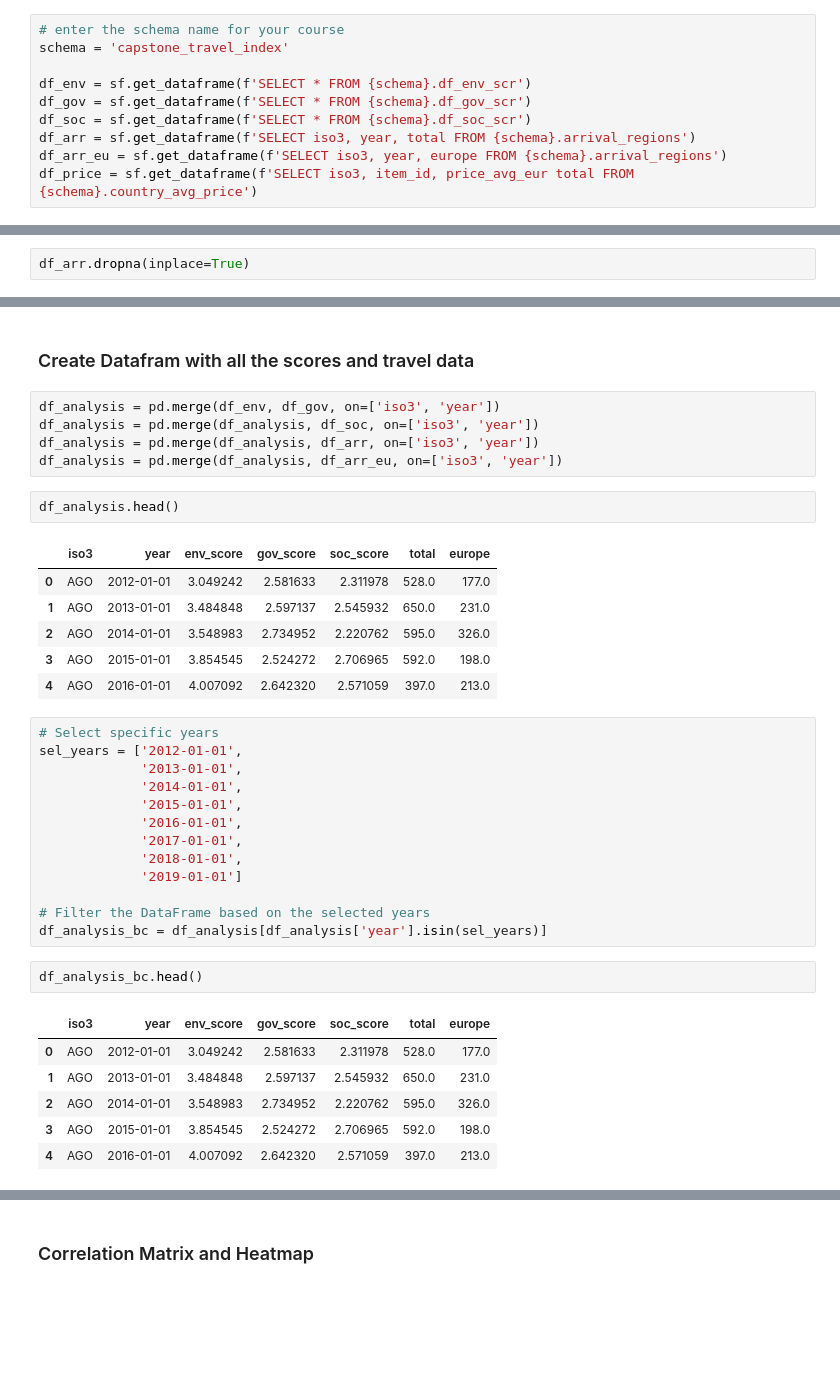
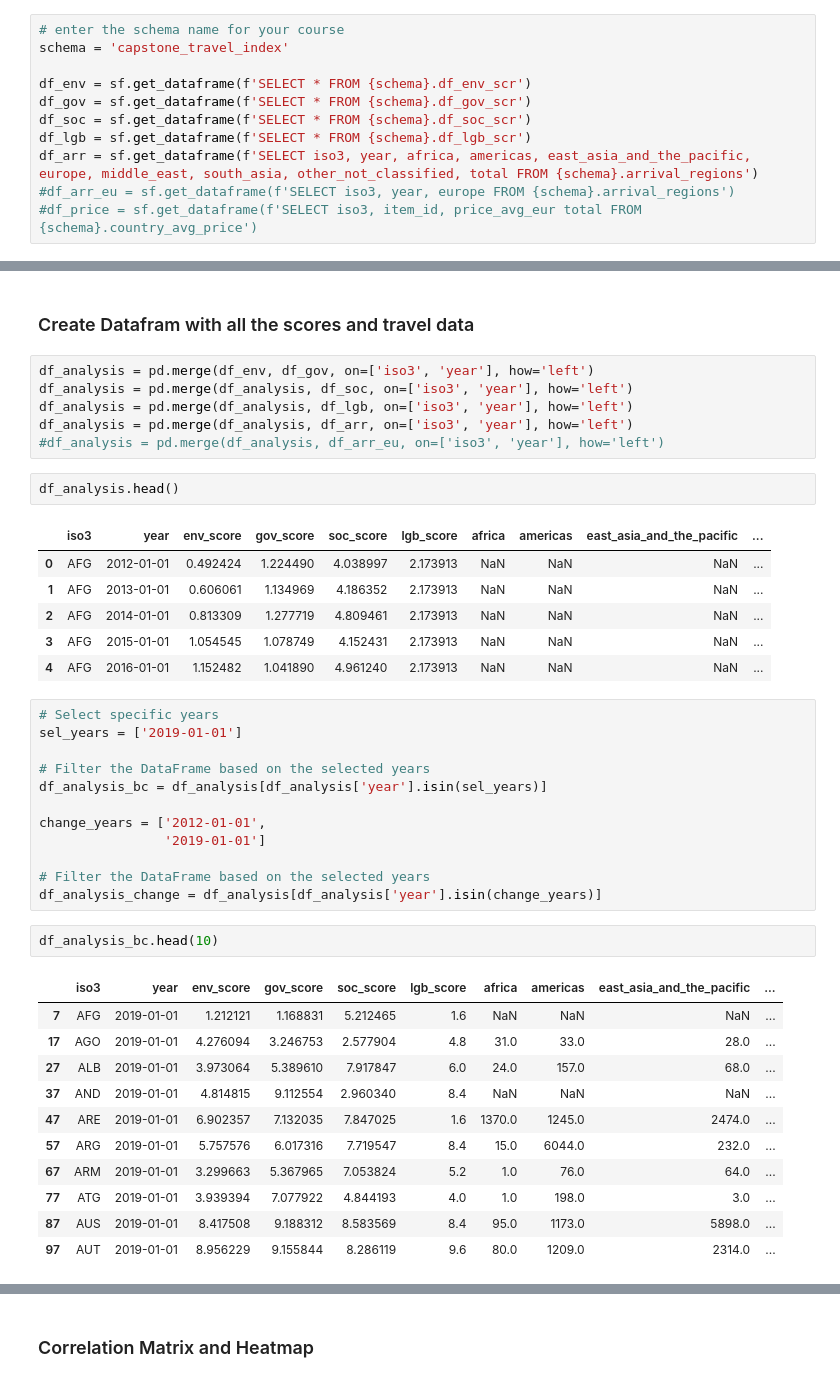
Before and after one commit to capstone-travel-index/better_travel_index, a Jupyter notebook: travel_analysis.ipynb, the cells around one changed output, grey strips where cells are left out. Cells and saved outputs as stored; diff of their text form; blank space fills up the shorter version.

```diff
--- a/travel_analysis.ipynb
+++ b/travel_analysis.ipynb
@@ -25,9 +25,10 @@ schema = 'capstone_travel_index'
 df_env = sf.get_dataframe(f'SELECT * FROM {schema}.df_env_scr')
 df_gov = sf.get_dataframe(f'SELECT * FROM {schema}.df_gov_scr')
 df_soc = sf.get_dataframe(f'SELECT * FROM {schema}.df_soc_scr')
-df_arr = sf.get_dataframe(f'SELECT iso3, year, total FROM {schema}.arrival_regions')
-df_arr_eu = sf.get_dataframe(f'SELECT iso3, year, europe FROM {schema}.arrival_regions')
-df_price = sf.get_dataframe(f'SELECT iso3, item_id, price_avg_eur total FROM {schema}.country_avg_price')
+df_lgb = sf.get_dataframe(f'SELECT * FROM {schema}.df_lgb_scr')
+df_arr = sf.get_dataframe(f'SELECT iso3, year, africa, americas, east_asia_and_the_pacific, europe, middle_east, south_asia, other_not_classified, total FROM {schema}.arrival_regions')
+#df_arr_eu = sf.get_dataframe(f'SELECT iso3, year, europe FROM {schema}.arrival_regions')
+#df_price = sf.get_dataframe(f'SELECT iso3, item_id, price_avg_eur total FROM {schema}.country_avg_price')
 # %%
 print(df_env.info())
 print(df_gov.info())
@@ -55,3 +56 @@ memory usage: 46.8+ KB
 None
-# %%
-df_arr.dropna(inplace=True)
@@ -84,38 +81,43 @@ print(df_arr_eu.head())
 # %% [markdown]
 ### Create Datafram with all the scores and travel data
 # %%
-df_analysis = pd.merge(df_env, df_gov, on=['iso3', 'year'])
-df_analysis = pd.merge(df_analysis, df_soc, on=['iso3', 'year'])
-df_analysis = pd.merge(df_analysis, df_arr, on=['iso3', 'year'])
-df_analysis = pd.merge(df_analysis, df_arr_eu, on=['iso3', 'year'])
+df_analysis = pd.merge(df_env, df_gov, on=['iso3', 'year'], how='left')
+df_analysis = pd.merge(df_analysis, df_soc, on=['iso3', 'year'], how='left')
+df_analysis = pd.merge(df_analysis, df_lgb, on=['iso3', 'year'], how='left')
+df_analysis = pd.merge(df_analysis, df_arr, on=['iso3', 'year'], how='left')
+#df_analysis = pd.merge(df_analysis, df_arr_eu, on=['iso3', 'year'], how='left')
 # %%
 df_analysis.head()
 # %% [output]
-|  | iso3 | year | env_score | gov_score | soc_score | total | europe |
-| 0 | AGO | 2012-01-01 | 3.049242 | 2.581633 | 2.311978 | 528.0 | 177.0 |
-| 1 | AGO | 2013-01-01 | 3.484848 | 2.597137 | 2.545932 | 650.0 | 231.0 |
-| 2 | AGO | 2014-01-01 | 3.548983 | 2.734952 | 2.220762 | 595.0 | 326.0 |
-| 3 | AGO | 2015-01-01 | 3.854545 | 2.524272 | 2.706965 | 592.0 | 198.0 |
-| 4 | AGO | 2016-01-01 | 4.007092 | 2.642320 | 2.571059 | 397.0 | 213.0 |
+|  | iso3 | year | env_score | gov_score | soc_score | lgb_score | africa | americas | east_asia_and_the_pacific | ... |
+| 0 | AFG | 2012-01-01 | 0.492424 | 1.224490 | 4.038997 | 2.173913 | NaN | NaN | NaN | ... |
+| 1 | AFG | 2013-01-01 | 0.606061 | 1.134969 | 4.186352 | 2.173913 | NaN | NaN | NaN | ... |
+| 2 | AFG | 2014-01-01 | 0.813309 | 1.277719 | 4.809461 | 2.173913 | NaN | NaN | NaN | ... |
+| 3 | AFG | 2015-01-01 | 1.054545 | 1.078749 | 4.152431 | 2.173913 | NaN | NaN | NaN | ... |
+| 4 | AFG | 2016-01-01 | 1.152482 | 1.041890 | 4.961240 | 2.173913 | NaN | NaN | NaN | ... |
 # %%
 # Select specific years
-sel_years = ['2012-01-01',
-             '2013-01-01',
-             '2014-01-01',
-             '2015-01-01',
-             '2016-01-01',
-             '2017-01-01',
-             '2018-01-01',
-             '2019-01-01']
+sel_years = ['2019-01-01']
 
 # Filter the DataFrame based on the selected years
 df_analysis_bc = df_analysis[df_analysis['year'].isin(sel_years)]
+
+change_years = ['2012-01-01',
+                '2019-01-01']
+
+# Filter the DataFrame based on the selected years
+df_analysis_change = df_analysis[df_analysis['year'].isin(change_years)]
 # %%
-df_analysis_bc.head()
+df_analysis_bc.head(10)
 # %% [output]
-|  | iso3 | year | env_score | gov_score | soc_score | total | europe |
-| 0 | AGO | 2012-01-01 | 3.049242 | 2.581633 | 2.311978 | 528.0 | 177.0 |
-| 1 | AGO | 2013-01-01 | 3.484848 | 2.597137 | 2.545932 | 650.0 | 231.0 |
-| 2 | AGO | 2014-01-01 | 3.548983 | 2.734952 | 2.220762 | 595.0 | 326.0 |
-| 3 | AGO | 2015-01-01 | 3.854545 | 2.524272 | 2.706965 | 592.0 | 198.0 |
-| 4 | AGO | 2016-01-01 | 4.007092 | 2.642320 | 2.571059 | 397.0 | 213.0 |
+|  | iso3 | year | env_score | gov_score | soc_score | lgb_score | africa | americas | east_asia_and_the_pacific | ... |
+| 7 | AFG | 2019-01-01 | 1.212121 | 1.168831 | 5.212465 | 1.6 | NaN | NaN | NaN | ... |
+| 17 | AGO | 2019-01-01 | 4.276094 | 3.246753 | 2.577904 | 4.8 | 31.0 | 33.0 | 28.0 | ... |
+| 27 | ALB | 2019-01-01 | 3.973064 | 5.389610 | 7.917847 | 6.0 | 24.0 | 157.0 | 68.0 | ... |
+| 37 | AND | 2019-01-01 | 4.814815 | 9.112554 | 2.960340 | 8.4 | NaN | NaN | NaN | ... |
+| 47 | ARE | 2019-01-01 | 6.902357 | 7.132035 | 7.847025 | 1.6 | 1370.0 | 1245.0 | 2474.0 | ... |
+| 57 | ARG | 2019-01-01 | 5.757576 | 6.017316 | 7.719547 | 8.4 | 15.0 | 6044.0 | 232.0 | ... |
+| 67 | ARM | 2019-01-01 | 3.299663 | 5.367965 | 7.053824 | 5.2 | 1.0 | 76.0 | 64.0 | ... |
+| 77 | ATG | 2019-01-01 | 3.939394 | 7.077922 | 4.844193 | 4.0 | 1.0 | 198.0 | 3.0 | ... |
+| 87 | AUS | 2019-01-01 | 8.417508 | 9.188312 | 8.583569 | 8.4 | 95.0 | 1173.0 | 5898.0 | ... |
+| 97 | AUT | 2019-01-01 | 8.956229 | 9.155844 | 8.286119 | 9.6 | 80.0 | 1209.0 | 2314.0 | ... |
```
Also changed, not shown: parts of 25 cells of this notebook, 5 other files.
